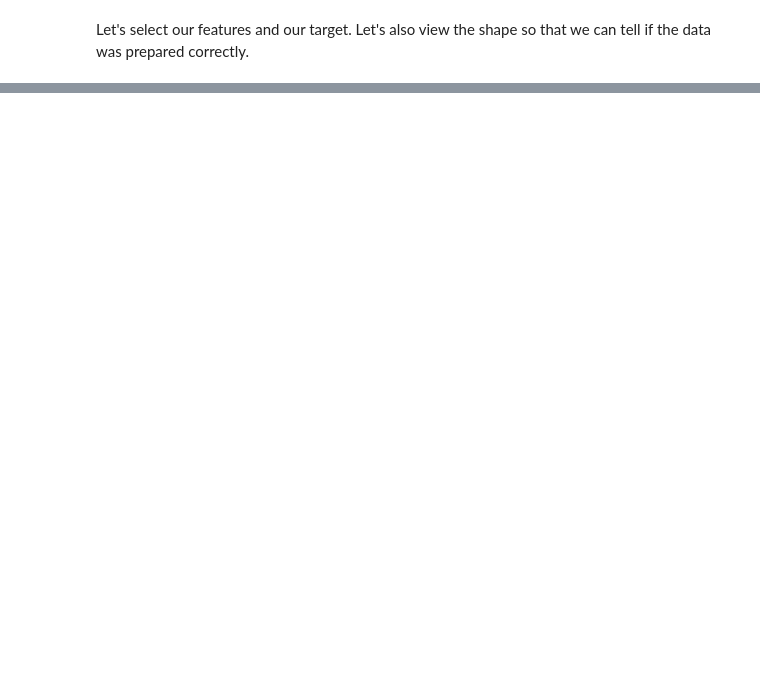
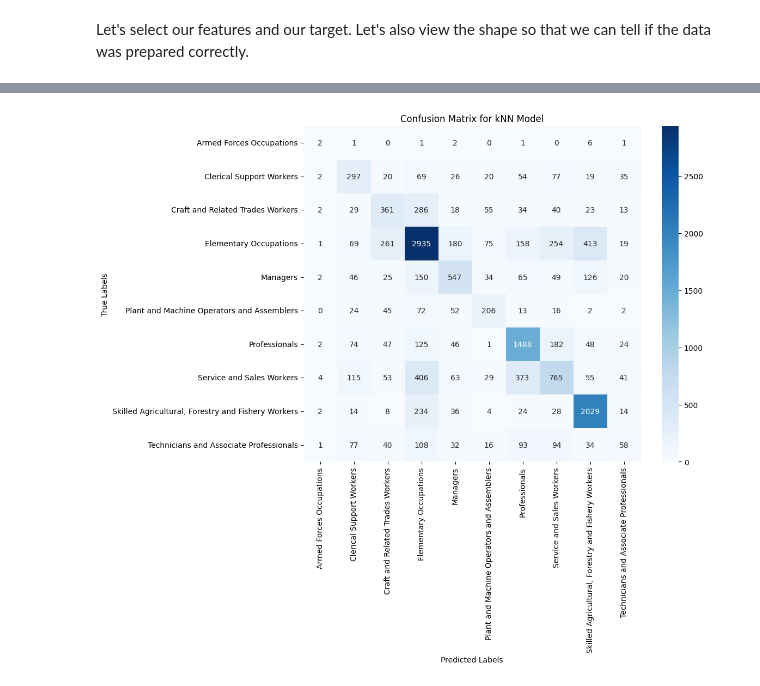
Before and after one commit to clavzno/STINTSY, a Jupyter notebook: kNN_model.ipynb, the cells around one changed output, grey strips where cells are left out. Cells and saved outputs as stored; diff of their text form; code cells hidden in the pictures; blank space fills up the shorter version.

Commit message:
pushing latest notebook, added more things to KNN model notebook

```diff
--- a/kNN_model.ipynb
+++ b/kNN_model.ipynb
@@ -120,8 +106,9 @@ We set X to the set of of all feature columns and y to the column containing the
 # %%
-X = knn_df[knn_features]
+X = knn_df.drop(columns=['PUFC14_PROCC'])  # drop whatever column is assigned to y
 y = knn_df['PUFC14_PROCC']
 
-knn_X_train, knn_X_test, knn_y_train, knn_y_test = train_test_split(X, y, test_size=0.2, random_state=42)
+# we stratify/shuffle the data according to the target variable
+knn_X_train, knn_X_test, knn_y_train, knn_y_test = train_test_split(X, y, test_size=0.2, random_state=42, stratify=y)
 # %% [markdown]
 Let's select our features and our target. Let's also view the shape so that we can tell if the data was prepared correctly.
 # %%
@@ -286,23 +124,0 @@ When we checked `num_components` awhile ago, it said we would need 12 components
-# %%
-pipeline = Pipeline([
-    ('pca', PCA(n_components=12)), # keep 95% of variance
-    ('knn', KNeighborsClassifier())
-])
-
-param_grid = {
-    'knn__n_neighbors': [1, 3, 5, 7, 9], # k values to try
-    'knn__weights': ['uniform', 'distance'], # weighting options
-    'knn__metric': ['euclidean', 'manhattan', 'chebyshev'], # distance metrics to try
-    'knn__algorithm': ['auto', 'ball_tree', 'kd_tree', 'brute'] # different algorithms to try
-}
-
-grid_search = GridSearchCV(
-    pipeline,
-    param_grid,
-    cv=5, # cross validation folds
-    verbose=1, # prints progress
-    scoring='accuracy', # uses accuracy as a scoring metric
-    n_jobs=-1 # use all the available cores
-    )
-
-grid_search.fit(knn_X_train, knn_y_train) # train the model
@@ -356,0 +135,8 @@ with a best accuracy score of 0.682 or 68.2%.
+# %%
+n_neighbors = 5
+
+knn_model = KNeighborsClassifier(n_neighbors, algorithm='auto', metric='euclidean')
+
+knn_model.fit(knn_X_train, knn_y_train) # training the model
+
+knn_y_predicted = knn_model.predict(knn_X_test)
@@ -356,0 +212,11 @@ with a best accuracy score of 0.682 or 68.2%.
+# %%
+knn_cm = confusion_matrix(knn_y_test, knn_y_predicted, labels=knn_model.classes_)
+
+plt.figure(figsize=(10, 8))
+sns.heatmap(knn_cm, annot=True, fmt='d', cmap='Blues', xticklabels=knn_model.classes_, yticklabels=knn_model.classes_)
+plt.xlabel('Predicted Labels')
+plt.ylabel('True Labels')
+plt.title('Confusion Matrix for kNN Model')
+plt.show()
+# %% [output]
+[figure, added]
```
Also changed, not shown: parts of 78 cells of this notebook, 4 other files.
